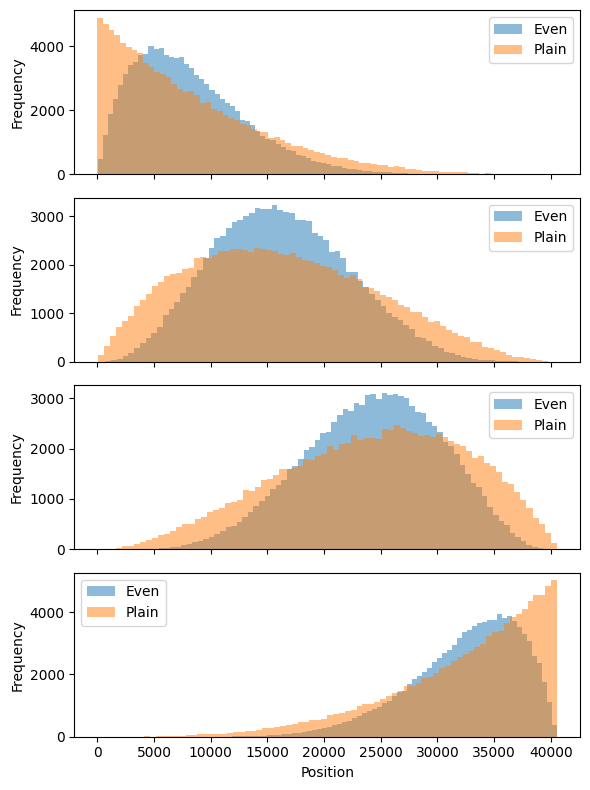
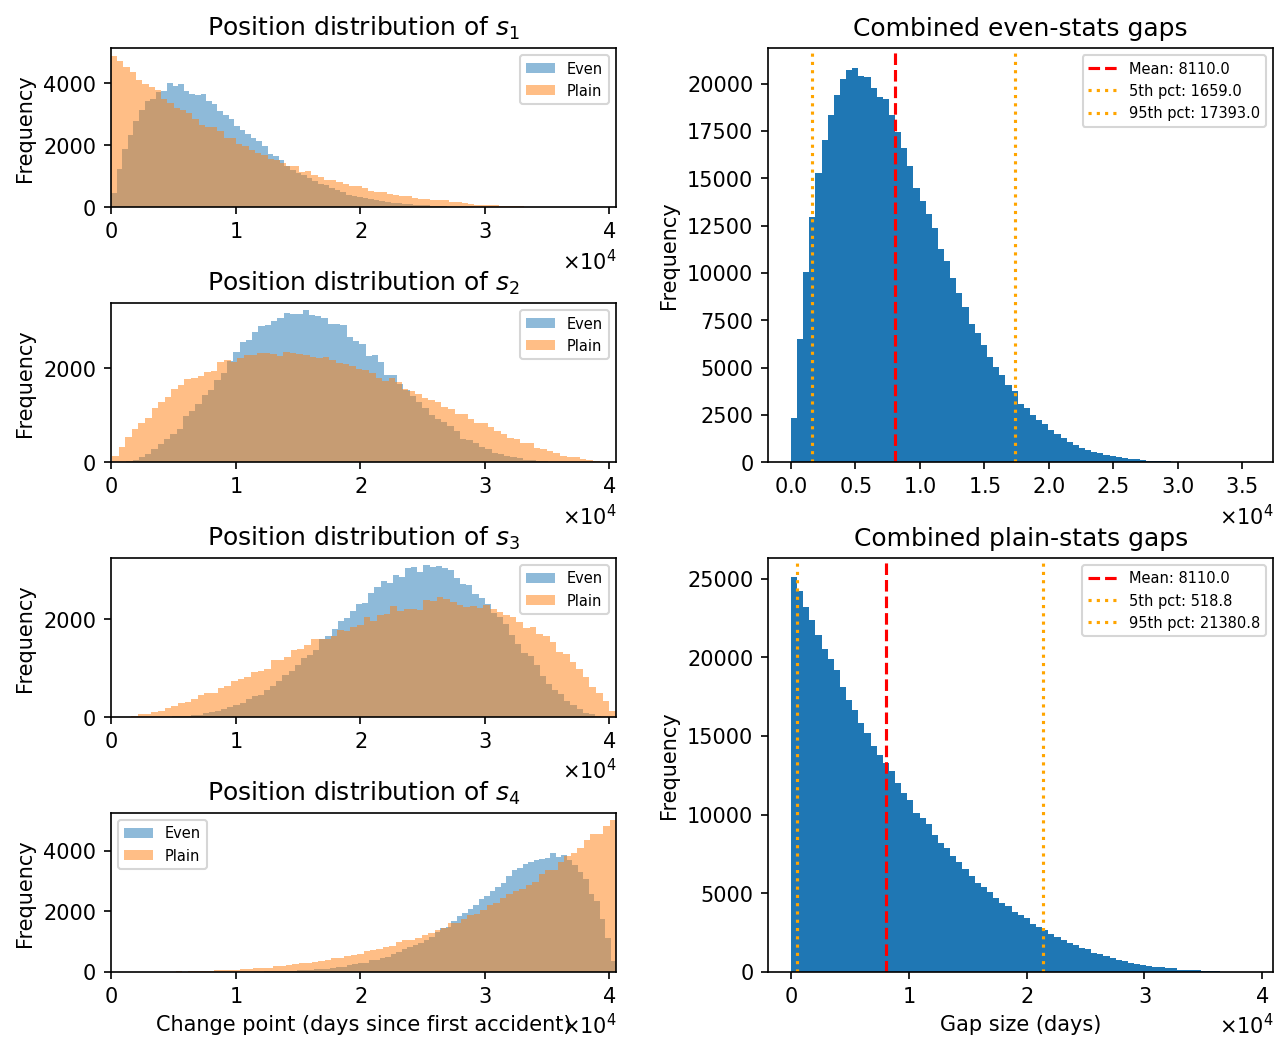
Code edit (unified diff) that turned the first committed figure into the second:
--- before
+++ after
@@ -1,3 +1,3 @@
 from helpers.q2 import compare_gaps
 
-compare_gaps()
+compare_gaps(savefig="plots/gap_comparison.png")

Commit: saved all graphs up to q5ultimatepart